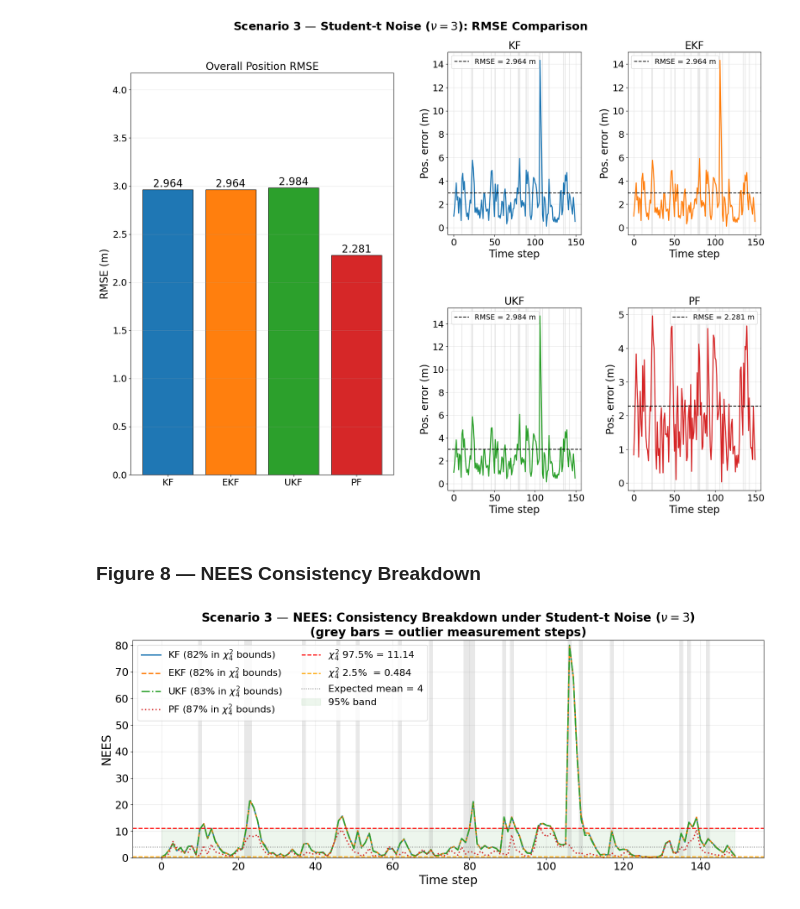
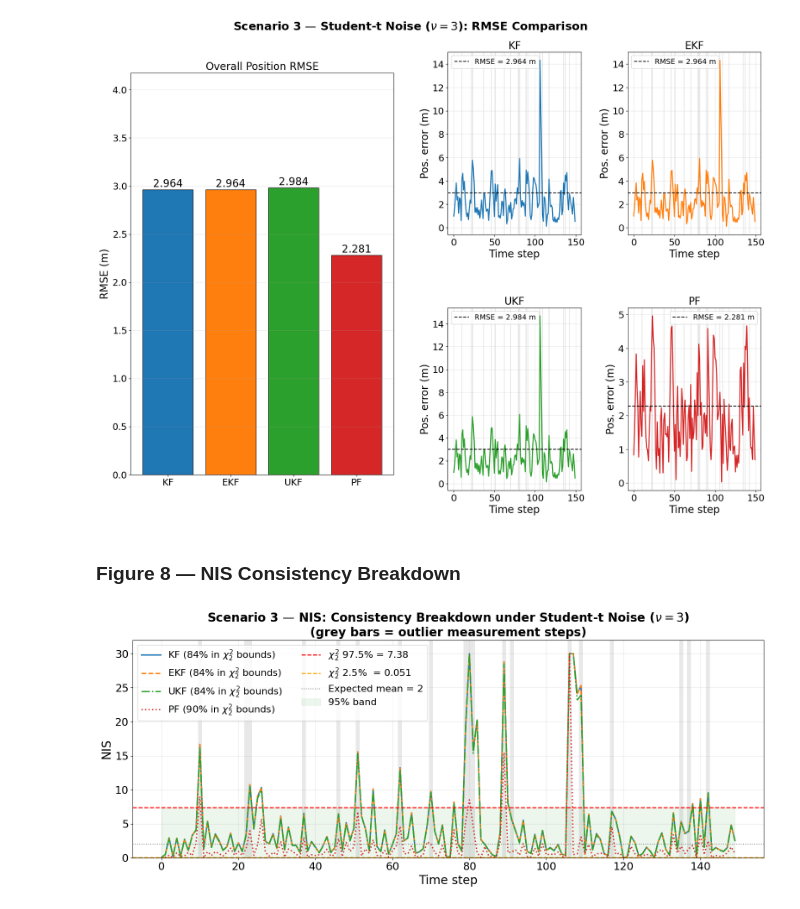
Before and after one commit to Moyin3/Dissertation, a Jupyter notebook: comparative_analysis.ipynb, the cells around one changed output. Saved outputs shown, nothing was run; the diff lists cells and outputs as text; code cells hidden in the pictures.

```diff
--- a/comparative_analysis.ipynb
+++ b/comparative_analysis.ipynb
@@ -610,14 +610,14 @@ plt.tight_layout(); plt.savefig('figures/s2_trajectory.png'); plt.show()
 # %%
 fig, ax = plt.subplots(figsize=(16,7))
 for f in FILTERS:
-    vals=np.clip(nees2[f],0,60)
-    pct=np.mean((nees2[f]>=chi2_lo4)&(nees2[f]<=chi2_hi4))*100
+    vals=np.clip(nis2[f],0,30)
+    pct=np.mean((nis2[f]>=chi2_lo2)&(nis2[f]<=chi2_hi2))*100
     ax.plot(t2, vals, color=COLORS[f], ls=LSTYLE[f], lw=2.2,
-            label=f'{f} ({pct:.0f}% in $\chi^2_4$ bounds)')
-_add_chi2_bands(ax,t2,chi2_lo4,chi2_hi4,4)
-ax.set_xlabel('Time step'); ax.set_ylabel('NEES')
-ax.set_ylim(0,62)
-ax.set_title('Scenario 2 — NEES over Time: Filter Consistency', fontweight='bold')
+            label=f'{f} ({pct:.0f}% in $\chi^2_2$ bounds)')
+_add_chi2_bands(ax,t2,chi2_lo2,chi2_hi2,2)
+ax.set_xlabel('Time step'); ax.set_ylabel('NIS')
+ax.set_ylim(0,32)
+ax.set_title('Scenario 2 — NIS over Time: Filter Consistency', fontweight='bold')
 ax.legend(ncol=2); ax.grid(True,alpha=0.3)
-plt.tight_layout(); plt.savefig('figures/s2_nees.png'); plt.show()
+plt.tight_layout(); plt.savefig('figures/s2_nis.png'); plt.show()
 # %% [output]
@@ -781,23 +783,23 @@ plt.savefig('figures/s3_rmse.png'); plt.show()
 # %% [output]
 [figure]
 # %% [markdown]
-### Figure 8 — NEES Consistency Breakdown
+### Figure 8 — NIS Consistency Breakdown
 # %%
 fig, ax = plt.subplots(figsize=(16,7))
 for f in FILTERS:
-    vals=np.clip(nees3[f],0,80)
-    pct=np.mean((nees3[f]>=chi2_lo4)&(nees3[f]<=chi2_hi4))*100
+    vals=np.clip(nis3[f],0,30)
+    pct=np.mean((nis3[f]>=chi2_lo2)&(nis3[f]<=chi2_hi2))*100
     ax.plot(t3, vals, color=COLORS[f], ls=LSTYLE[f], lw=2.2,
-            label=f'{f} ({pct:.0f}% in $\chi^2_4$ bounds)')
-_add_chi2_bands(ax,t3,chi2_lo4,chi2_hi4,4)
+            label=f'{f} ({pct:.0f}% in $\chi^2_2$ bounds)')
+_add_chi2_bands(ax,t3,chi2_lo2,chi2_hi2,2)
 for k in outlier_steps:
     ax.axvspan(k-0.5,k+0.5,color='grey',alpha=0.18,lw=0)
-ax.set_xlabel('Time step'); ax.set_ylabel('NEES')
-ax.set_ylim(0,82)
+ax.set_xlabel('Time step'); ax.set_ylabel('NIS')
+ax.set_ylim(0,32)
 ax.set_title(
-    f'Scenario 3 — NEES: Consistency Breakdown under Student-t Noise ($\\nu={NU}$)\n'
+    f'Scenario 3 — NIS: Consistency Breakdown under Student-t Noise ($\\nu={NU}$)\n'
     '(grey bars = outlier measurement steps)', fontweight='bold')
 ax.legend(ncol=2); ax.grid(True,alpha=0.3)
-plt.tight_layout(); plt.savefig('figures/s3_nees.png'); plt.show()
+plt.tight_layout(); plt.savefig('figures/s3_nis.png'); plt.show()
 # %% [output]
-[figure, old version]
+[figure, new version]
```
Also changed, not shown: parts of 3 cells of this notebook, 4 other files.
